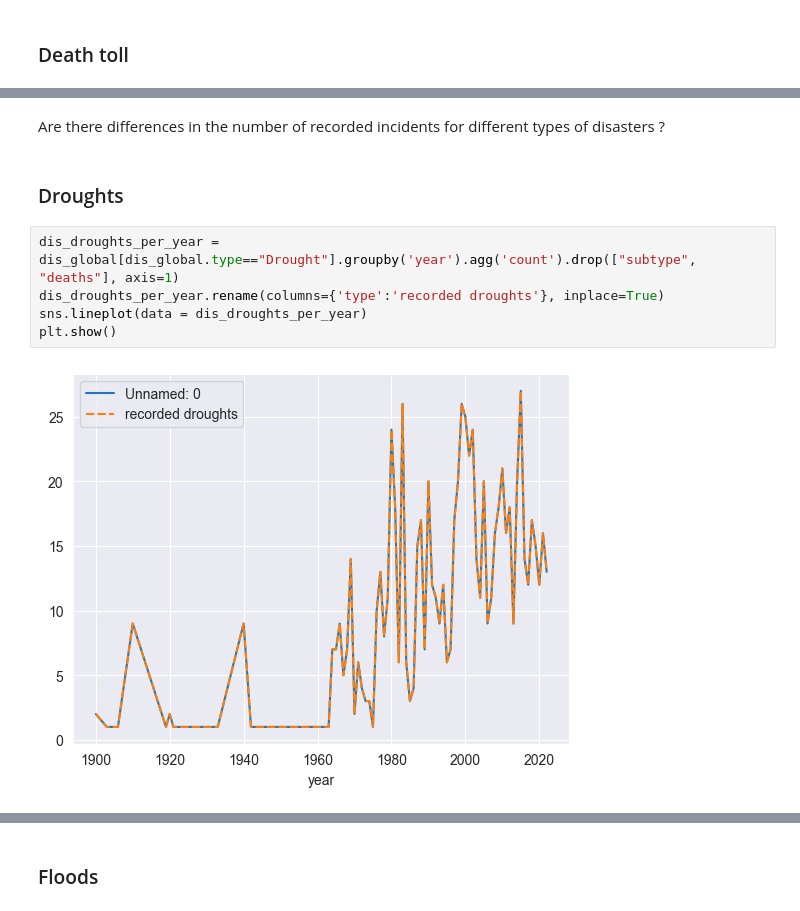
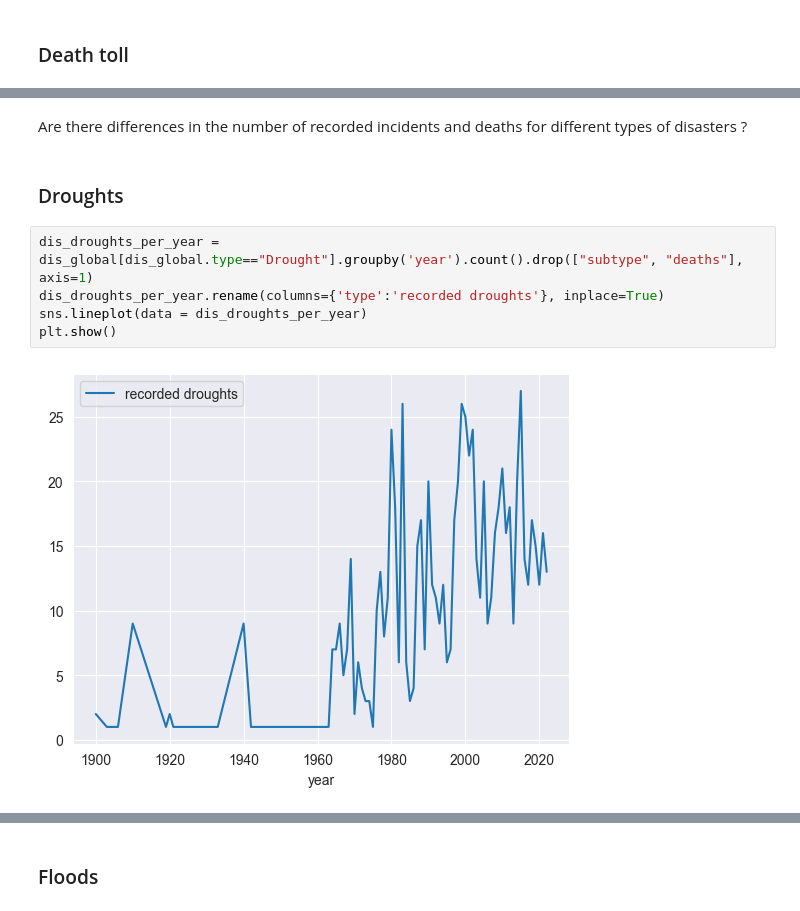
Before and after one commit to lukiwieser/natural-disasters-and-climate-change, a Jupyter notebook: disaster-analysis-paul.ipynb, the cells around one changed output, grey strips where cells are left out. Drawn from its saved outputs; the diff is of its cells as text.

Commit message:
Add disaster-analysis to explore the disaster-global dataset visually

```diff
--- a/disaster-analysis-paul.ipynb
+++ b/disaster-analysis-paul.ipynb
@@ -185,11 +235,11 @@ dis_freq_per_year.rename(columns={'type':'recorded disasters'}, inplace=True)
 # %% [markdown]
-Are there differences in the number of recorded incidents for different types of disasters ?
+Are there differences in the number of recorded incidents and deaths for different types of disasters ?
 # %% [markdown]
 ### Droughts
 # %%
-dis_droughts_per_year = dis_global[dis_global.type=="Drought"].groupby('year').agg('count').drop(["subtype", "deaths"], axis=1)
+dis_droughts_per_year = dis_global[dis_global.type=="Drought"].groupby('year').count().drop(["subtype", "deaths"], axis=1)
 dis_droughts_per_year.rename(columns={'type':'recorded droughts'}, inplace=True)
 sns.lineplot(data = dis_droughts_per_year)
 plt.show()
 # %% [output]
-[figure, old version]
+[figure, new version]
```
Also changed, not shown: parts of 31 cells of this notebook, 1 other file.
